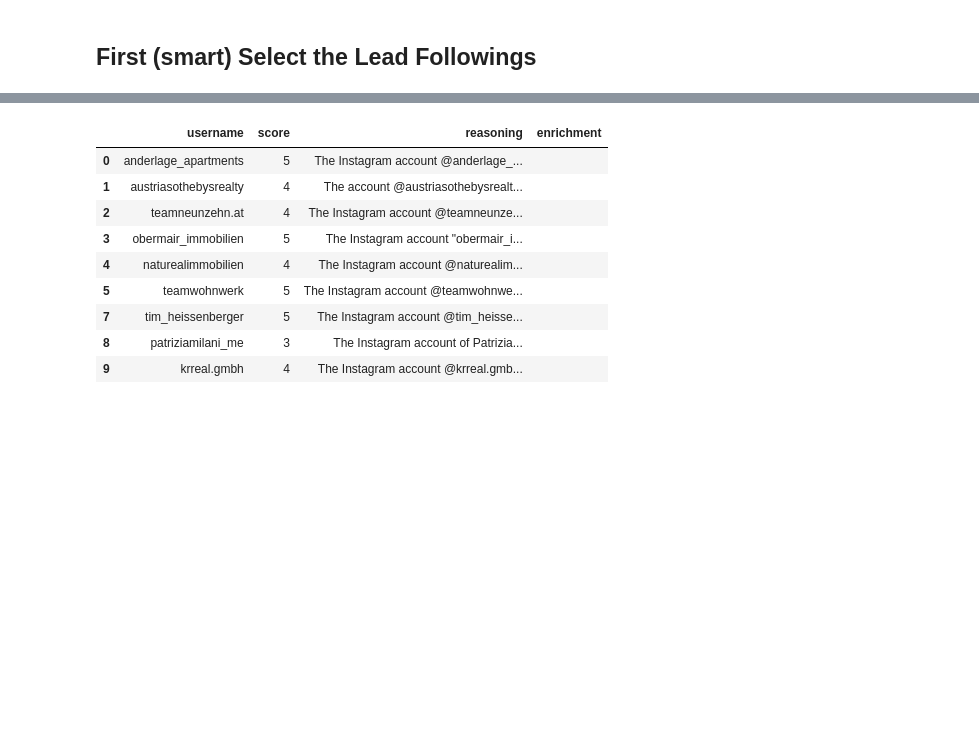
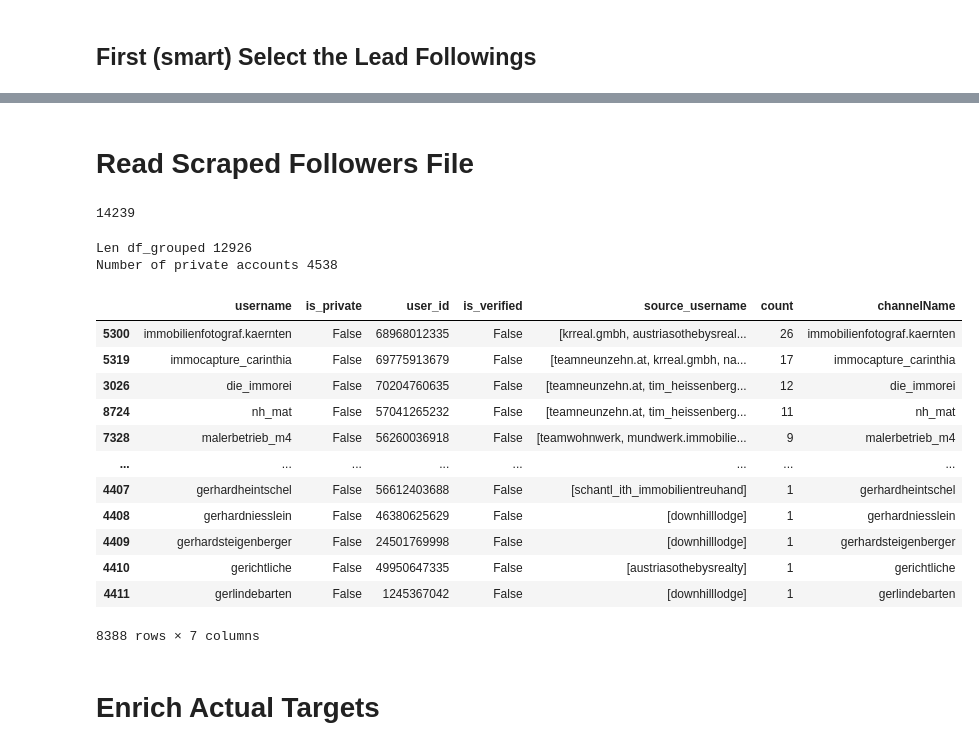
Before and after one commit to alexanderkrauck/alexanderkrauck, a Jupyter notebook: use_code.ipynb, the cells around one changed output, grey strips where cells are left out. Drawn from its saved outputs; the diff is of its cells as text; code cells hidden in the pictures; blank space fills up the shorter version.

```diff
--- a/use_code.ipynb
+++ b/use_code.ipynb
@@ -22,13 +31,51 @@ print(df[['username','score']].head())
 # %%
-df
+import json
+usernames = df["username"].to_list()
+chunk_size = 50
+
+for i in range(0, len(usernames), chunk_size):
+    chunk = usernames[i:i+chunk_size]
+    with open(f'usernames_{i//chunk_size + 1}.json', 'w') as f:
+        json.dump(chunk, f)
-# %% [output]
-|  | username | score | reasoning | enrichment |
-| 0 | anderlage_apartments | 5 | The Instagram account @anderlage_... |  |
-| 1 | austriasothebysrealty | 4 | The account @austriasothebysrealt... |  |
-| 2 | teamneunzehn.at | 4 | The Instagram account @teamneunze... |  |
-| 3 | obermair_immobilien | 5 | The Instagram account "obermair_i... |  |
-| 4 | naturealimmobilien | 4 | The Instagram account @naturealim... |  |
-| 5 | teamwohnwerk | 5 | The Instagram account @teamwohnwe... |  |
-| 7 | tim_heissenberger | 5 | The Instagram account @tim_heisse... |  |
-| 8 | patriziamilani_me | 3 | The Instagram account of Patrizia... |  |
-| 9 | krreal.gmbh | 4 | The Instagram account @krreal.gmb... |  |
+# %% [markdown]
+# Read Scraped Followers File
+# %%
+import pandas as pd
+df = pd.read_csv("dataset_instagram-followers-and-following-scraper_2025-05-21_23-08-05-378.csv")
+df = df[["username", "user_id", "source_username", "is_private", "is_verified"]]
+len(df)
+# %% [output]
+14239
+# %%
+df_grouped = df.groupby("username").agg({
+    "is_private": "first",
+    "user_id": "first",
+    "is_verified": "first",
+    "source_username": list
+}).reset_index()
+df_grouped["count"] = df.groupby("username").size().values
+df_grouped.sort_values("count", ascending=False, inplace=True)
+print("Len df_grouped", len(df_grouped))
+print("Number of private accounts", df_grouped[df_grouped["is_private"] == True].shape[0])
+df_grouped["channelName"] = df_grouped["username"]
+df_grouped = df_grouped[df_grouped["is_private"] == False] # Can only scrape public accounts
+df_grouped.to_csv("dataset_instagram-followers-and-following-scraper_2025-05-21_23-08-05-378_grouped.csv", index=False)
+df_grouped
+# %% [output]
+Len df_grouped 12926
+Number of private accounts 4538
+|  | username | is_private | user_id | is_verified | source_username | count | channelName |
+| 5300 | immobilienfotograf.kaernten | False | 68968012335 | False | [krreal.gmbh, austriasothebysreal... | 26 | immobilienfotograf.kaernten |
+| 5319 | immocapture_carinthia | False | 69775913679 | False | [teamneunzehn.at, krreal.gmbh, na... | 17 | immocapture_carinthia |
+| 3026 | die_immorei | False | 70204760635 | False | [teamneunzehn.at, tim_heissenberg... | 12 | die_immorei |
+| 8724 | nh_mat | False | 57041265232 | False | [teamneunzehn.at, tim_heissenberg... | 11 | nh_mat |
+| 7328 | malerbetrieb_m4 | False | 56260036918 | False | [teamwohnwerk, mundwerk.immobilie... | 9 | malerbetrieb_m4 |
+| ... | ... | ... | ... | ... | ... | ... | ... |
+| 4407 | gerhardheintschel | False | 56612403688 | False | [schantl_ith_immobilientreuhand] | 1 | gerhardheintschel |
+| 4408 | gerhardniesslein | False | 46380625629 | False | [downhilllodge] | 1 | gerhardniesslein |
+| 4409 | gerhardsteigenberger | False | 24501769998 | False | [downhilllodge] | 1 | gerhardsteigenberger |
+| 4410 | gerichtliche | False | 49950647335 | False | [austriasothebysrealty] | 1 | gerichtliche |
+| 4411 | gerlindebarten | False | 1245367042 | False | [downhilllodge] | 1 | gerlindebarten |
+8388 rows × 7 columns
+# %% [markdown]
+# Enrich Actual Targets
```
Also changed, not shown: parts of 11 cells of this notebook, 2 other files.
